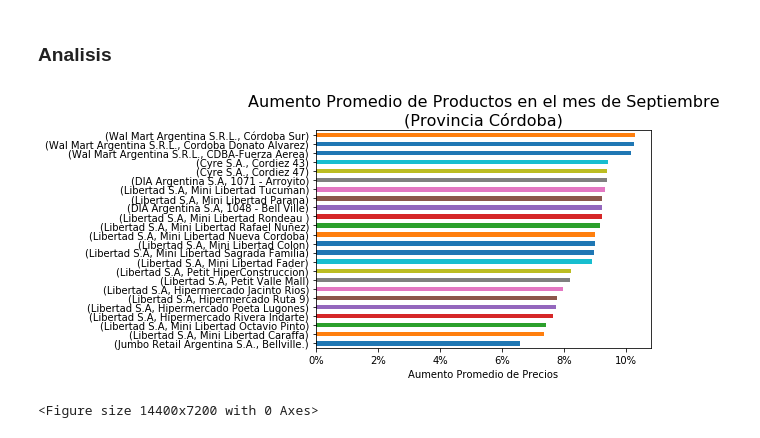
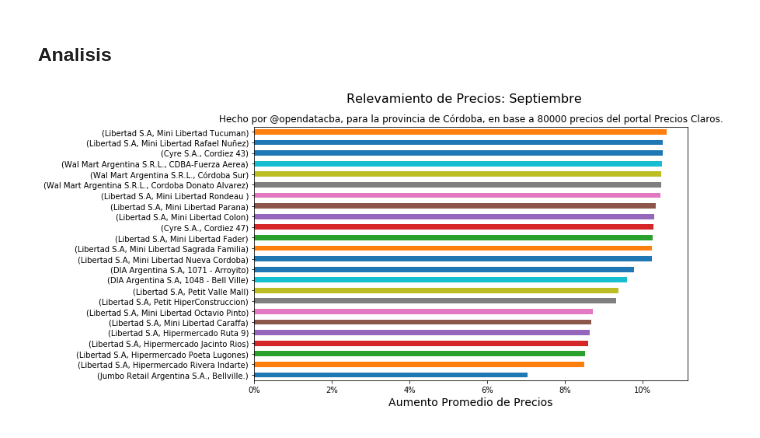
Before and after one commit to mgaitan/datasets_preciosclaros, a Jupyter notebook: Analisis mes de Septiembre.ipynb, the cells around one changed output. Drawn from its saved outputs; the diff is of its cells as text; code cells hidden in the pictures.

```diff
--- a/Analisis mes de Septiembre.ipynb
+++ b/Analisis mes de Septiembre.ipynb
@@ -79,4 +79,5 @@ df_precios.to_csv("./datasets/analisis/cordoba_mes_de_septiembre.csv", index=Fal
 ### Analisis
 # %%
 import matplotlib.pyplot as plt
+plt.rcParams['figure.figsize'] = (10,6)
 # %%
@@ -86,14 +87,16 @@ tipo_columnas = ['category'] * len(columnas_categoricas)
 col_types = dict(zip(columnas_categoricas, tipo_columnas))
 df_precios = pd.read_csv("./datasets/analisis/cordoba_mes_de_septiembre.csv", low_memory=False, dtype=col_types)
+# %%
+# Sacamos outliers inferiores
+df_precios = df_precios[df_precios.variacion_mensual > -0.20]
 # %%
 df_precios.groupby(["empresa","sucursalNombre"])["variacion_mensual"].mean().sort_values().plot(kind="barh")
-plt.title("Aumento Promedio de Productos en el mes de Septiembre\n(Provincia Córdoba)", size=16)
+plt.suptitle("Relevamiento de Precios: Septiembre", size=16)
+plt.title("Hecho por @opendatacba, para la provincia de Córdoba, en base a 80000 precios del portal Precios Claros.")
 plt.ylabel("")
-plt.xlabel("Aumento Promedio de Precios")
+plt.xlabel("Aumento Promedio de Precios", size=14)
 plt.xticks([0,0.02,0.04,0.06,0.08,0.10],["0%","2%","4%", "6%", "8%", "10%"])
-plt.figure(figsize=(200,100))
 plt.show()
 # %% [output]
-[figure, old version]
+[figure, new version]
-<Figure size 14400x7200 with 0 Axes>
 # %%
```
Also changed, not shown: parts of 5 cells of this notebook.
